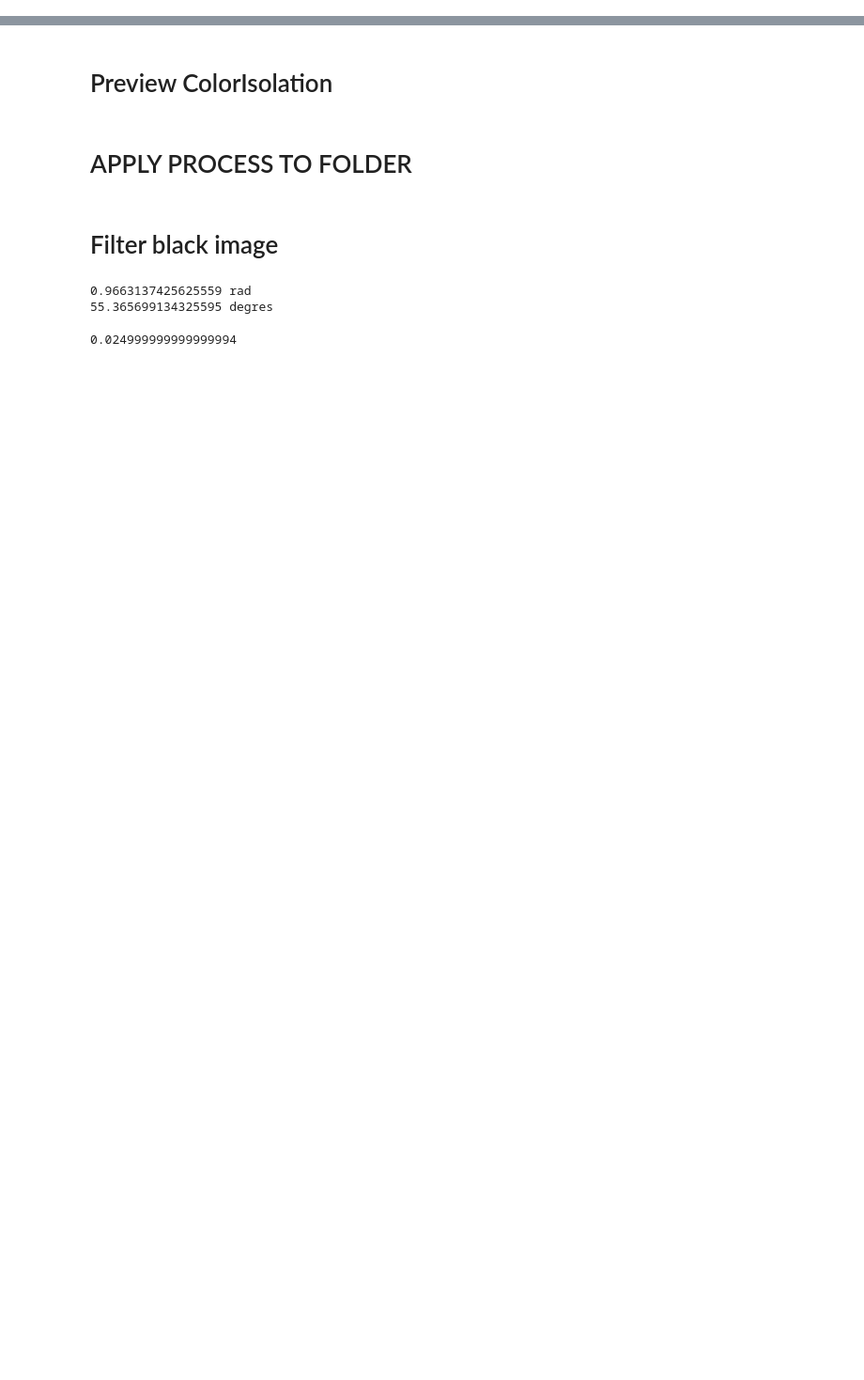
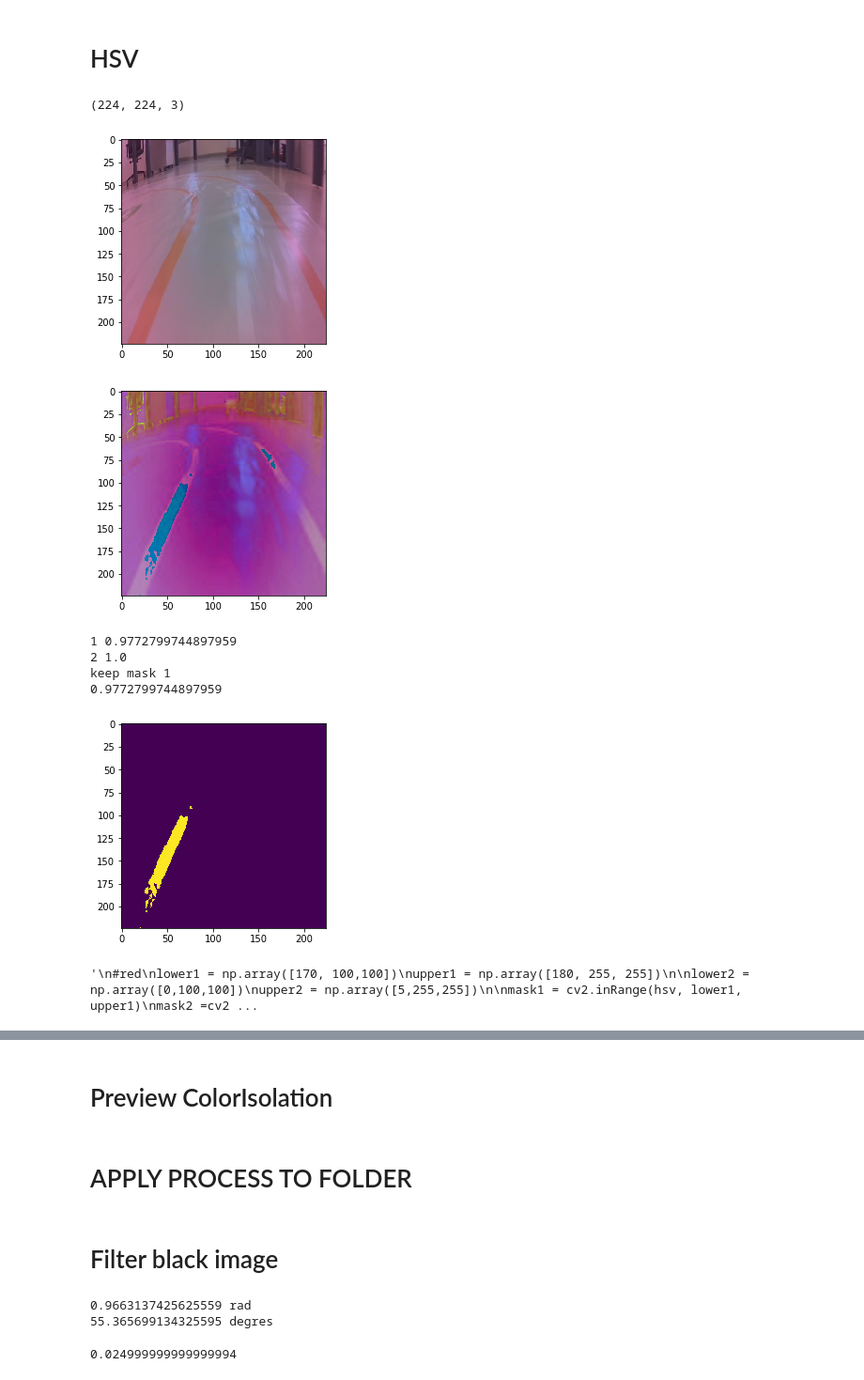
Before and after one commit to looic13/JetRacer_project_Lubeck, a Jupyter notebook: Color_isolation.ipynb, the cells around one changed output, grey strips where cells are left out. Shown at 94% size. Cells and saved outputs as stored; diff of their text form; code cells hidden in the pictures; blank space fills up the shorter version.

```diff
--- a/Color_isolation.ipynb
+++ b/Color_isolation.ipynb
@@ -3,8 +3,10 @@ import cv2
 import numpy as np
 from matplotlib import pyplot as plt
 from utils import preprocess
+# %% [markdown]
+# HSV
 # %%
-img = cv2.imread('road_following_r_line/apex/110_77_92c9248c-87d8-11eb-9cc4-a0a4c55ef385.jpg',1)
+img = cv2.imread('road_following_testautomatic3/apex/69_125_f1578702-c9f3-11eb-bdd5-a0a4c55ef385.jpg',1)
 print(img.shape)
 img=cv2.cvtColor(img, cv2.COLOR_BGR2RGB)
 plt.imshow(img)
@@ -13,7 +15,6 @@ hsv = cv2.cvtColor(img, cv2.COLOR_RGB2HSV)
 plt.imshow(hsv)
 plt.show()
 
-"""
 #orange
 
 lower = np.array([0, 50,100])
@@ -91,7 +92,6 @@ plt.imshow(mask)
 plt.show()
 
 
-"""
 histg = np.sum(mask[mask.shape[0]//2:,:],axis=0)
 plt.plot(histg)
 plt.show()
@@ -108,31 +108,41 @@ blur=cv2.GaussianBlur(mask, (15,15), 0)
 canny= cv2.Canny(blur,50,150)
 plt.imshow(canny)
 plt.show()
 
 line_image=np.copy(mask)*0
 
 lines=cv2.HoughLinesP(canny, rho=4, theta=np.pi/180, threshold=20, minLineLength=8, maxLineGap=4)
 
 for line in lines:
     for x1,y1,x2,y2 in line:
         cv2.line(line_image,(x1,y1),(x2,y2),(255,0,0),5)
 
 lines_edges = cv2.addWeighted(mask, 0.8, line_image, 1, 0)
 plt.imshow(line_image)
 plt.show()
 plt.imshow(lines_edges)
 plt.show()
 
 ###############################
 
 
 print(mask[91:224,0:138])
 
 mask[:,0:(xmax-50)]=0
 mask[:,(xmax+50):]=0
 plt.imshow(mask)
 plt.show()
 
 ###############################
 """
+# %% [output]
+(224, 224, 3)
+[figure, added]
+[figure, added]
+1 0.9772799744897959
+2 1.0
+keep mask 1
+0.9772799744897959
+[figure, added]
+'\n#red\nlower1 = np.array([170, 100,100])\nupper1 = np.array([180, 255, 255])\n\nlower2 = np.array([0,100,100])\nupper2 = np.array([5,255,255])\n\nmask1 = cv2.inRange(hsv, lower1, upper1)\nmask2 =cv2 ...
 # %%
```
Also changed, not shown: parts of 3 cells of this notebook, 7 other files.
